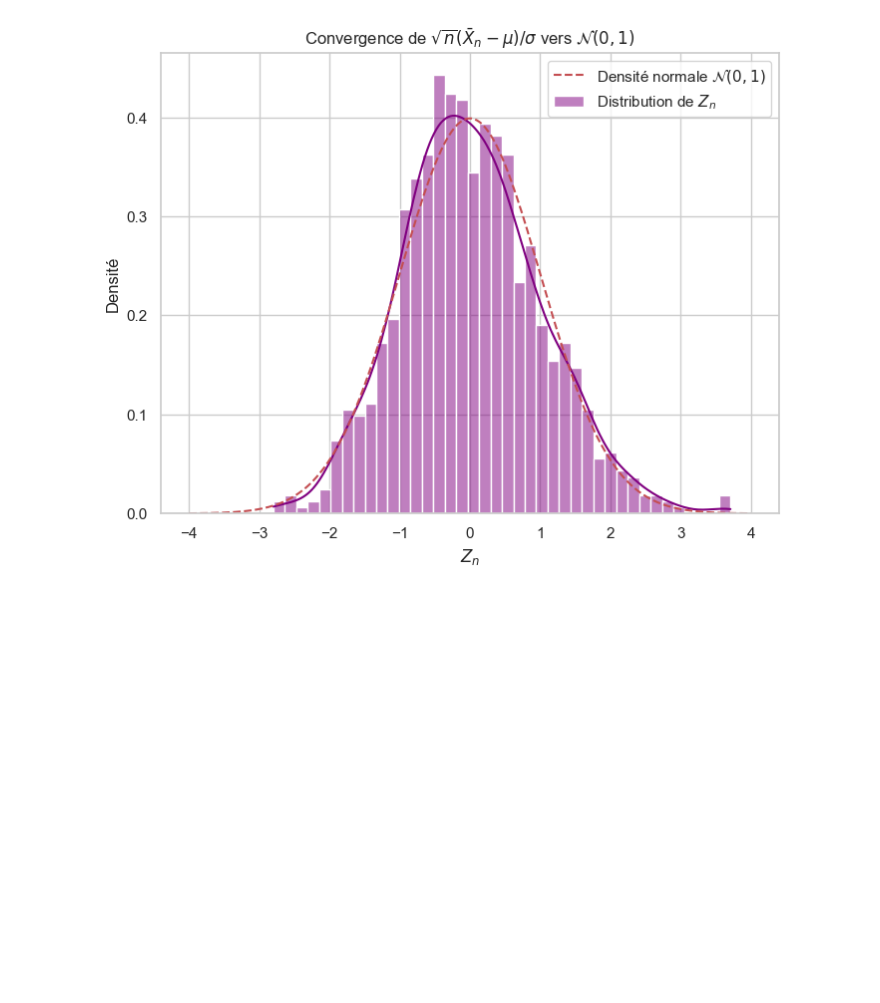
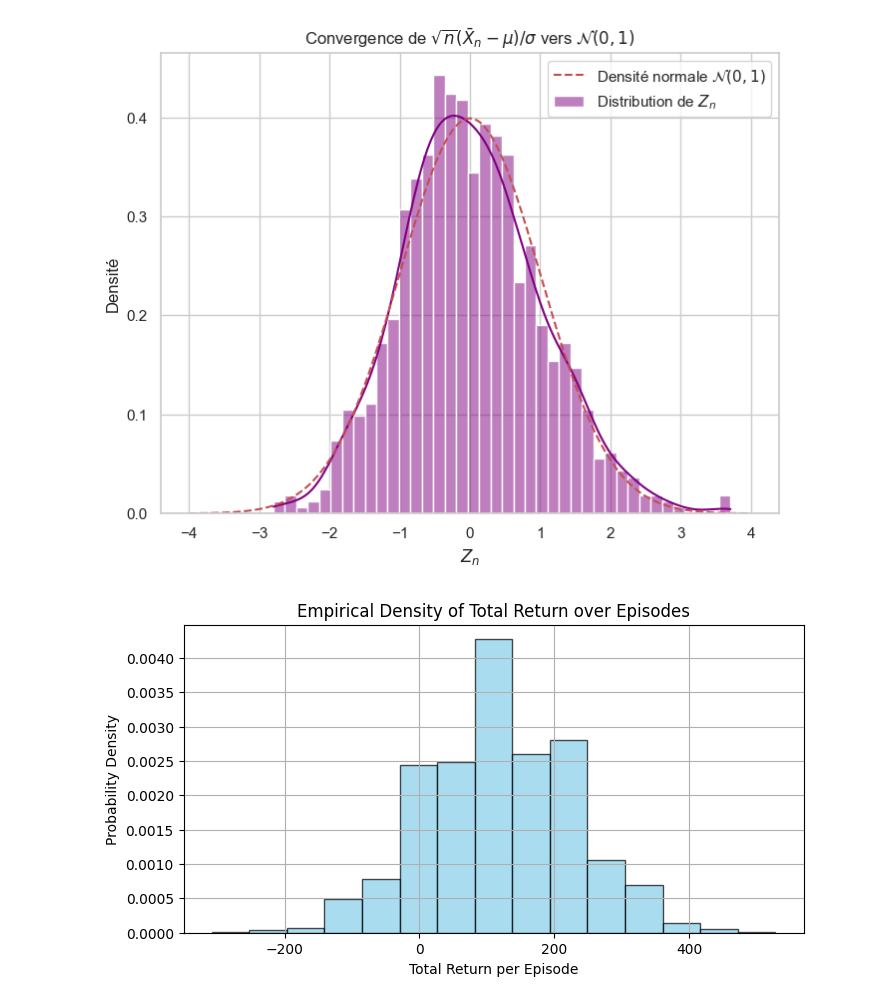
Before and after one commit to AugustinCablant/CRITEO-INTERNSHIP, a Jupyter notebook: test.ipynb, the cells around one changed output. Drawn from its saved outputs; the diff is of its cells as text; code cells hidden in the pictures; blank space fills up the shorter version.

```diff
--- a/test.ipynb
+++ b/test.ipynb
@@ -141,3 +46,34 @@ plt.legend()
 plt.show()
 # %% [output]
 [figure]
+# %%
+import numpy as np
+import matplotlib.pyplot as plt
+
+def probability():
+    if np.random.random()<=.6:
+        return +10
+    else:
+        return -12
+
+T = 100
+nb_episodes = 10_000
+expected_return = []
+
+for ep in range(nb_episodes):
+    total_return = 0
+    for t in range(1, T):
+        r = probability()
+        total_return += r
+    expected_return.append(total_return)
+
+
+plt.figure(figsize=(8, 4))
+plt.hist(expected_return, bins=15, density=True, alpha=0.7, color='skyblue', edgecolor='black')
+plt.xlabel("Total Return per Episode")
+plt.ylabel("Probability Density")
+plt.title("Empirical Density of Total Return over Episodes")
+plt.grid(True)
+plt.show()
+# %% [output]
+[figure, added]
```
Also changed, not shown: parts of 4 cells of this notebook.
